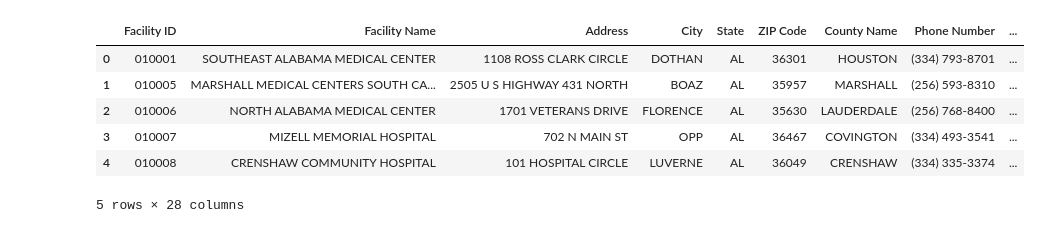
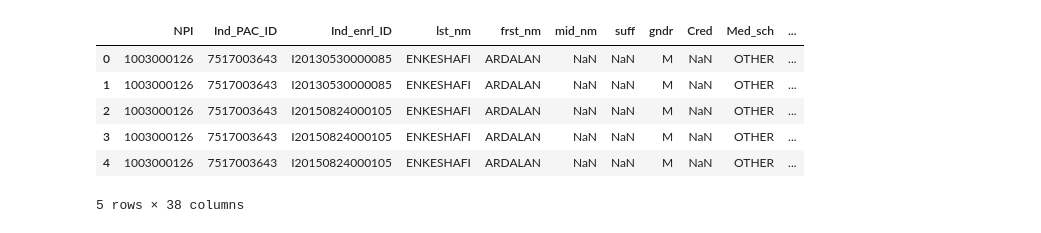
Before and after one commit to ishanku/MedicareDataAnalysisProject, a Jupyter notebook: Physician_Analysis_JJ.ipynb, the cells around one changed output. Cells and saved outputs as stored; diff of their text form; code cells hidden in the pictures.

```diff
--- a/Physician_Analysis_JJ.ipynb
+++ b/Physician_Analysis_JJ.ipynb
@@ -15,15 +15,15 @@ from main import FilePhysicianNationalData
 from main import FilePhysicianGroupMIPSData
 from main import FilePhysicianIndivialMIPSData
 # %%
-hospitalgeneraldata=DataLoader.LoadFile(FileHospitalGeneralData)
+physiciangeneraldata=DataLoader.LoadFile(FilePhysicianNationalData)
 # %%
-hospitalgeneraldata.head()
+physiciangeneraldata.head()
 # %% [output]
-|  | Facility ID | Facility Name | Address | City | State | ZIP Code | County Name | Phone Number | ... |
-| 0 | 010001 | SOUTHEAST ALABAMA MEDICAL CENTER | 1108 ROSS CLARK CIRCLE | DOTHAN | AL | 36301 | HOUSTON | (334) 793-8701 | ... |
-| 1 | 010005 | MARSHALL MEDICAL CENTERS SOUTH CA... | 2505 U S HIGHWAY 431 NORTH | BOAZ | AL | 35957 | MARSHALL | (256) 593-8310 | ... |
-| 2 | 010006 | NORTH ALABAMA MEDICAL CENTER | 1701 VETERANS DRIVE | FLORENCE | AL | 35630 | LAUDERDALE | (256) 768-8400 | ... |
-| 3 | 010007 | MIZELL MEMORIAL HOSPITAL | 702 N MAIN ST | OPP | AL | 36467 | COVINGTON | (334) 493-3541 | ... |
-| 4 | 010008 | CRENSHAW COMMUNITY HOSPITAL | 101 HOSPITAL CIRCLE | LUVERNE | AL | 36049 | CRENSHAW | (334) 335-3374 | ... |
+|  | NPI | Ind_PAC_ID | Ind_enrl_ID | lst_nm | frst_nm | mid_nm | suff | gndr | Cred | Med_sch | ... |
+| 0 | 1003000126 | 7517003643 | I20130530000085 | ENKESHAFI | ARDALAN | NaN | NaN | M | NaN | OTHER | ... |
+| 1 | 1003000126 | 7517003643 | I20130530000085 | ENKESHAFI | ARDALAN | NaN | NaN | M | NaN | OTHER | ... |
+| 2 | 1003000126 | 7517003643 | I20150824000105 | ENKESHAFI | ARDALAN | NaN | NaN | M | NaN | OTHER | ... |
+| 3 | 1003000126 | 7517003643 | I20150824000105 | ENKESHAFI | ARDALAN | NaN | NaN | M | NaN | OTHER | ... |
+| 4 | 1003000126 | 7517003643 | I20150824000105 | ENKESHAFI | ARDALAN | NaN | NaN | M | NaN | OTHER | ... |
-5 rows × 28 columns
+5 rows × 38 columns
 # %%
```
Also changed, not shown: parts of 11 cells of this notebook.
